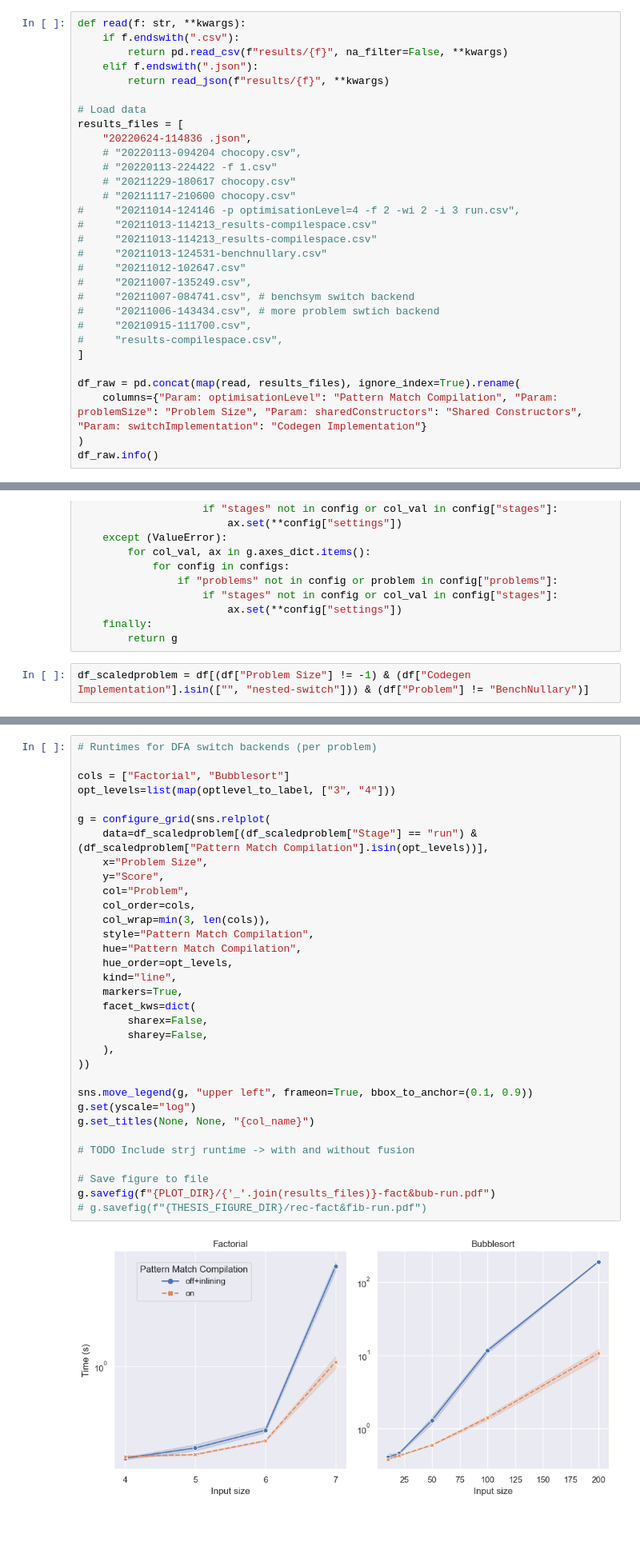
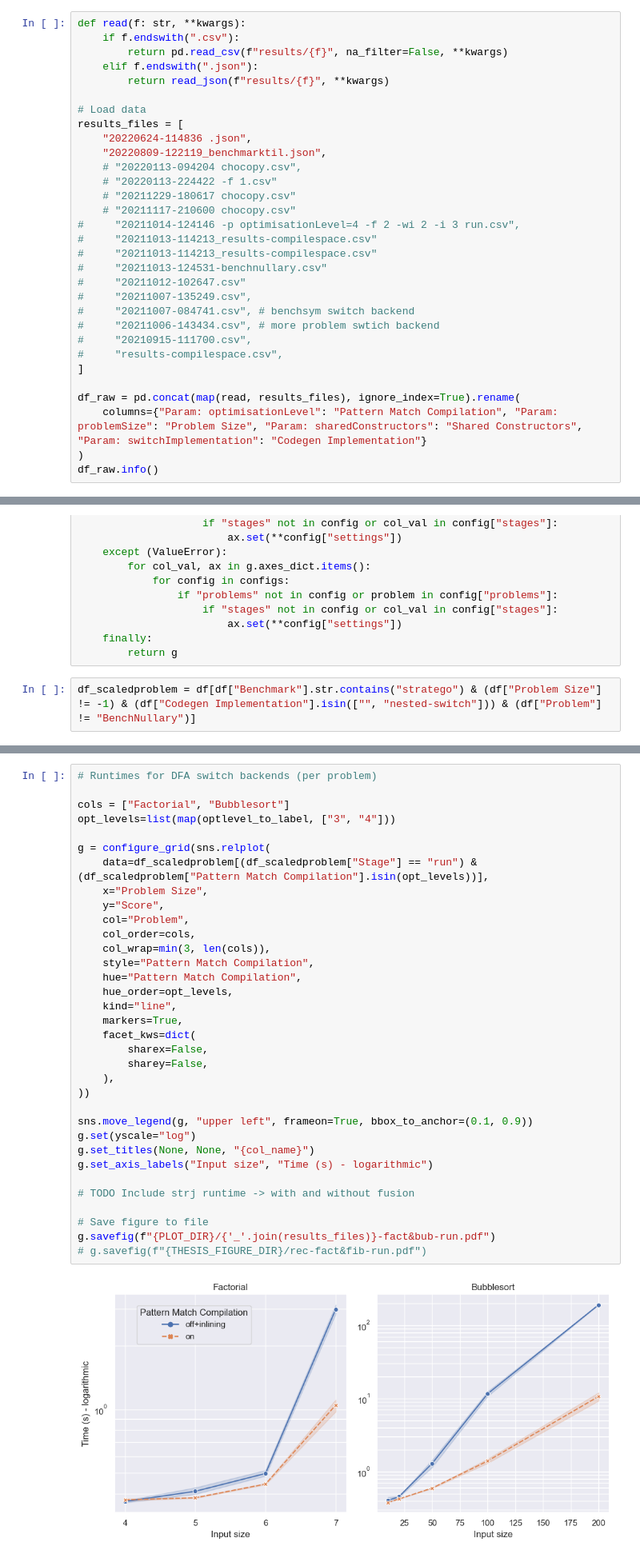
Before and after one commit to metaborg/stratego, a Jupyter notebook: stratego.build.spoofax2.benchmark/analysis/Example plots.ipynb, the cells around one changed output, grey strips where cells are left out. Shown at 80% size. Saved outputs shown, nothing was run; the diff lists cells and outputs as text; blank space fills up the shorter version.

```diff
--- a/stratego.build.spoofax2.benchmark/analysis/Example plots.ipynb
+++ b/stratego.build.spoofax2.benchmark/analysis/Example plots.ipynb
@@ -87,6 +87,7 @@ def read(f: str, **kwargs):
 # Load data
 results_files = [
     "20220624-114836 .json",
+    "20220809-122119_benchmarktil.json",
     # "20220113-094204 chocopy.csv",
     # "20220113-224422 -f 1.csv"
     # "20211229-180617 chocopy.csv"
@@ -260,7 +261,7 @@ def configure_grid(g: sns.FacetGrid, problem=None):
     finally:
         return g
 # %%
-df_scaledproblem = df[(df["Problem Size"] != -1) & (df["Codegen Implementation"].isin(["", "nested-switch"])) & (df["Problem"] != "BenchNullary")]
+df_scaledproblem = df[df["Benchmark"].str.contains("stratego") & (df["Problem Size"] != -1) & (df["Codegen Implementation"].isin(["", "nested-switch"])) & (df["Problem"] != "BenchNullary")]
 # %%
 df[(df["Problem"] == "Fibonacci") & (df["Problem Size"] == -1)]
 # %% [output]
@@ -374,31 +375,32 @@ cols = ["Factorial", "Bubblesort"]
 opt_levels=list(map(optlevel_to_label, ["3", "4"]))
 
 g = configure_grid(sns.relplot(
     data=df_scaledproblem[(df_scaledproblem["Stage"] == "run") & (df_scaledproblem["Pattern Match Compilation"].isin(opt_levels))],
     x="Problem Size",
     y="Score",
     col="Problem",
     col_order=cols,
     col_wrap=min(3, len(cols)),
     style="Pattern Match Compilation",
     hue="Pattern Match Compilation",
     hue_order=opt_levels,
     kind="line",
     markers=True,
     facet_kws=dict(
         sharex=False,
         sharey=False,
     ),
 ))
 
 sns.move_legend(g, "upper left", frameon=True, bbox_to_anchor=(0.1, 0.9))
 g.set(yscale="log")
 g.set_titles(None, None, "{col_name}")
+g.set_axis_labels("Input size", "Time (s) - logarithmic")
 
 # TODO Include strj runtime -> with and without fusion
 
 # Save figure to file
 g.savefig(f"{PLOT_DIR}/{'_'.join(results_files)}-fact&bub-run.pdf")
 # g.savefig(f"{THESIS_FIGURE_DIR}/rec-fact&fib-run.pdf")
 # %% [output]
-[figure, old version]
+[figure, new version]
```
Also changed, not shown: parts of 7 cells of this notebook, 1 other file.
